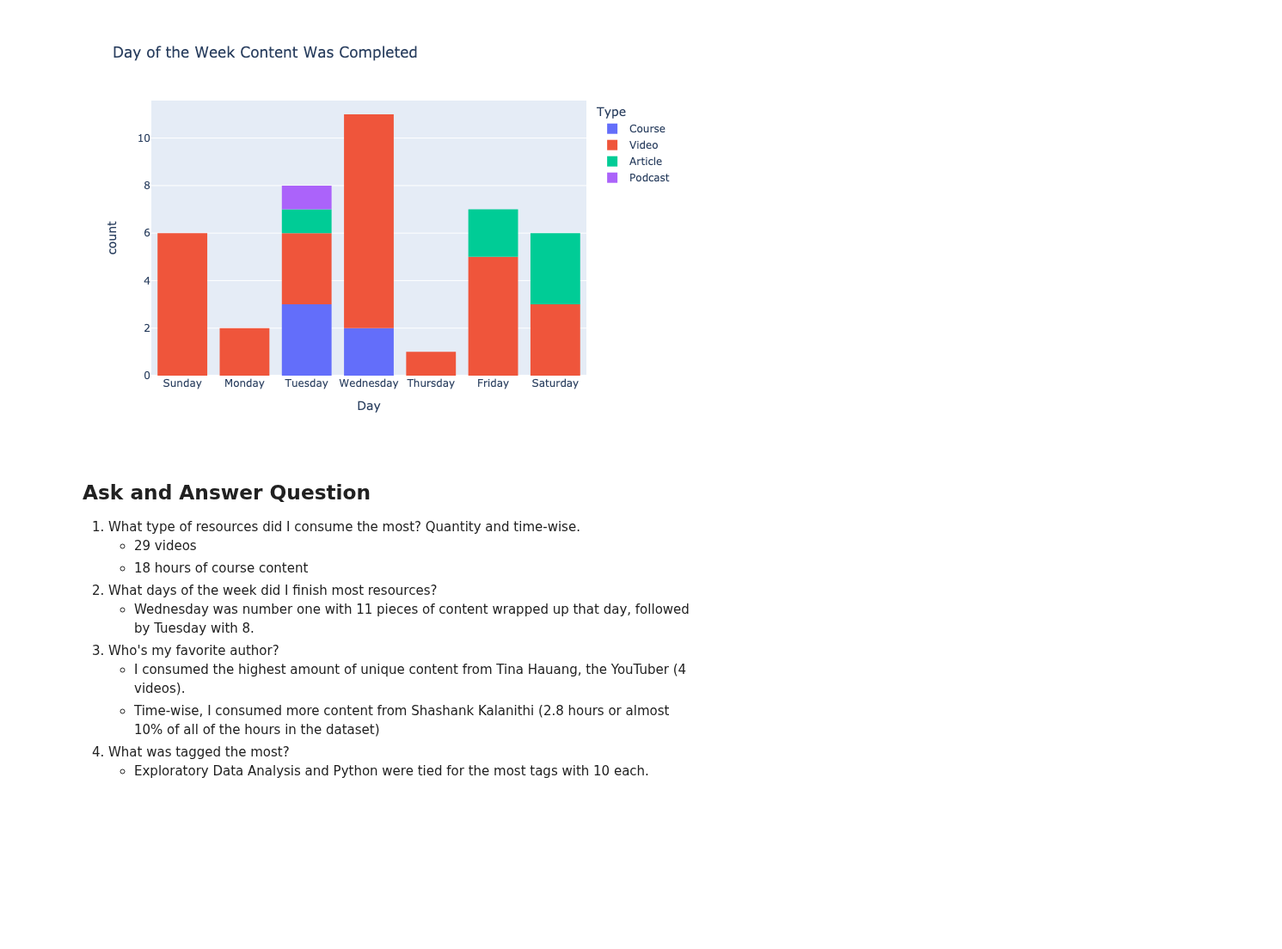
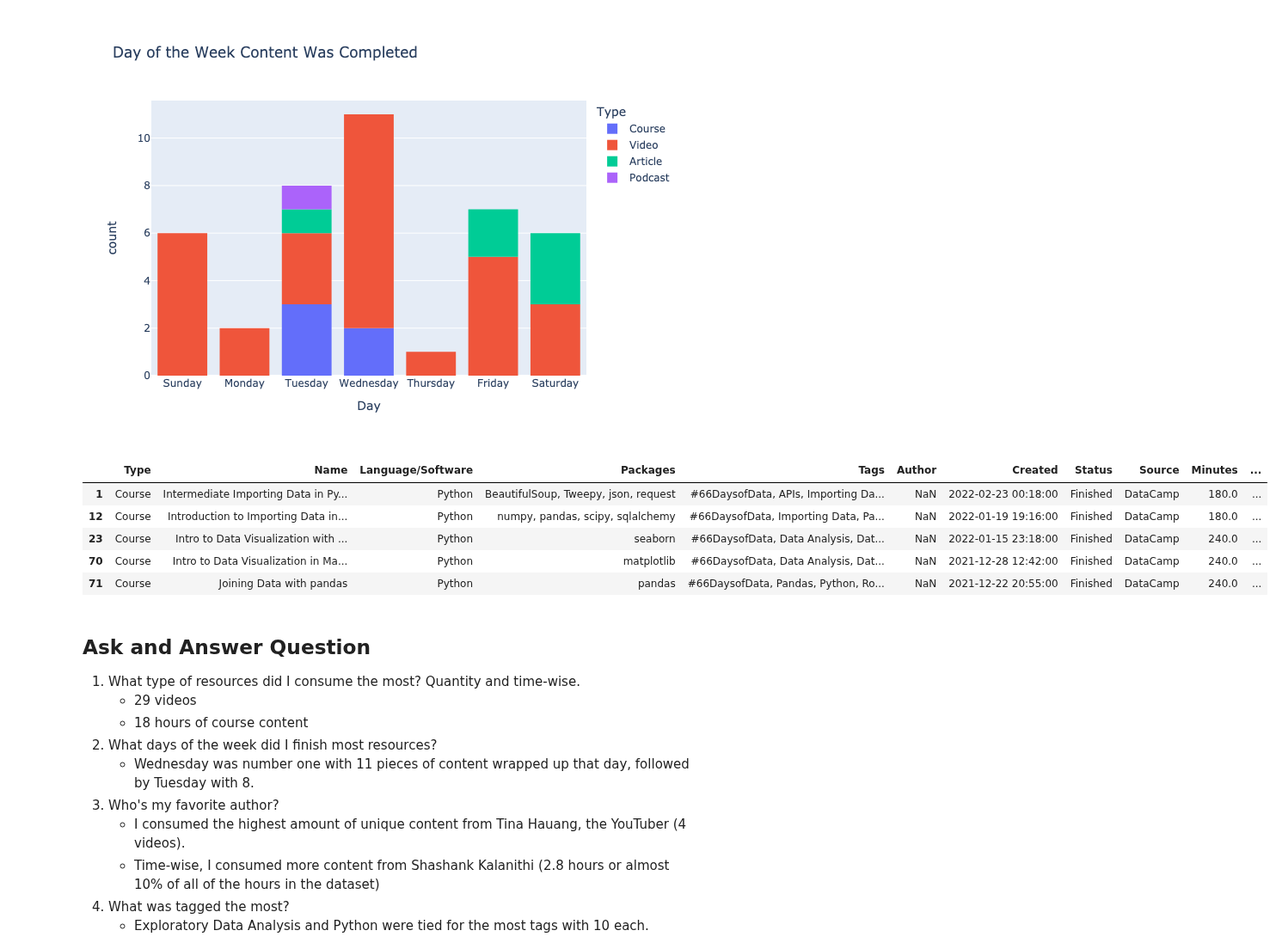
Before and after one commit to franco3x/Notion-66-Days-of-Data, a Jupyter notebook: Notion 66 Days of Data.ipynb, the cells around one changed output. Shown at 86% size. Saved outputs shown, nothing was run; the diff lists cells and outputs as text; code cells hidden in the pictures; blank space fills up the shorter version.

```diff
--- a/Notion 66 Days of Data.ipynb
+++ b/Notion 66 Days of Data.ipynb
@@ -487,6 +487,16 @@ fig = px.histogram(df, x="finish_day", title="Day of the Week Content Was Comple
 fig.show("png")
 # %% [output]
 [figure]
+# %%
+datacamp_df = df[(df["Source"] == "DataCamp")]
+datacamp_df.head()
+# %% [output]
+|  | Type | Name | Language/Software | Packages | Tags | Author | Created | Status | Source | Minutes | ... |
+| 1 | Course | Intermediate Importing Data in Py... | Python | BeautifulSoup, Tweepy, json, request | #66DaysofData, APIs, Importing Da... | NaN | 2022-02-23 00:18:00 | Finished | DataCamp | 180.0 | ... |
+| 12 | Course | Introduction to Importing Data in... | Python | numpy, pandas, scipy, sqlalchemy | #66DaysofData, Importing Data, Pa... | NaN | 2022-01-19 19:16:00 | Finished | DataCamp | 180.0 | ... |
+| 23 | Course | Intro to Data Visualization with ... | Python | seaborn | #66DaysofData, Data Analysis, Dat... | NaN | 2022-01-15 23:18:00 | Finished | DataCamp | 240.0 | ... |
+| 70 | Course | Intro to Data Visualization in Ma... | Python | matplotlib | #66DaysofData, Data Analysis, Dat... | NaN | 2021-12-28 12:42:00 | Finished | DataCamp | 240.0 | ... |
+| 71 | Course | Joining Data with pandas | Python | pandas | #66DaysofData, Pandas, Python, Ro... | NaN | 2021-12-22 20:55:00 | Finished | DataCamp | 240.0 | ... |
 # %% [markdown]
 ## Ask and Answer Question
 
```
Also changed, not shown: parts of 1 cell of this notebook.
